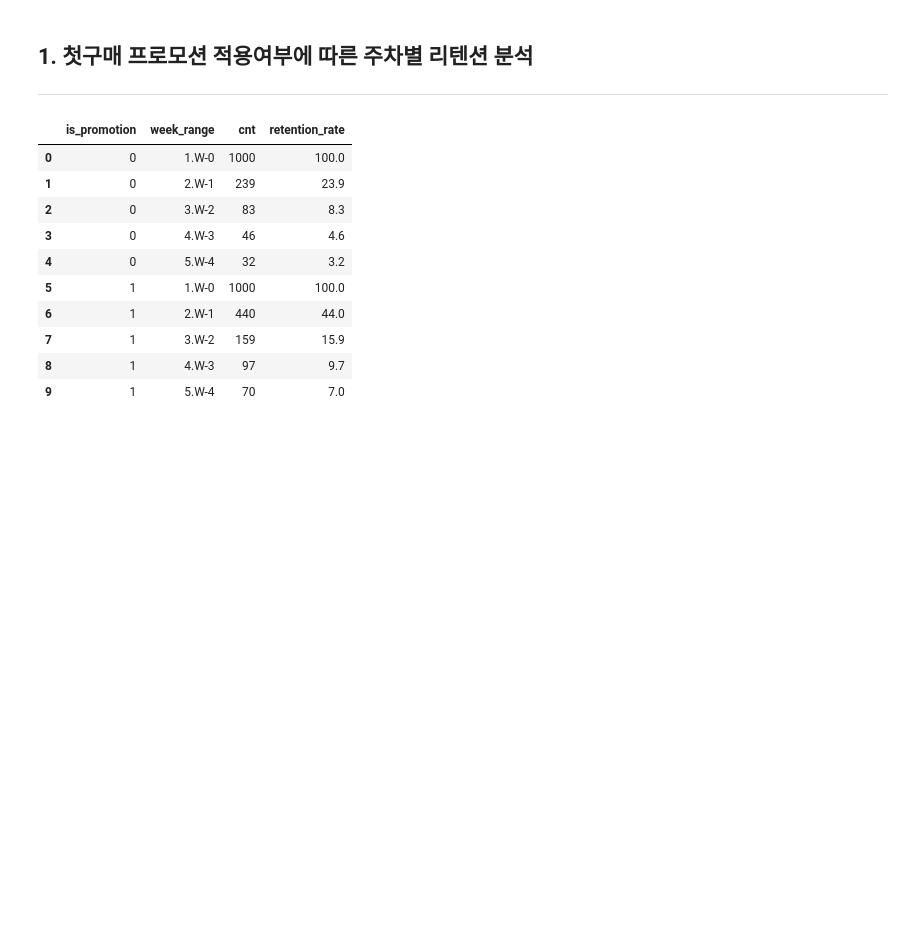
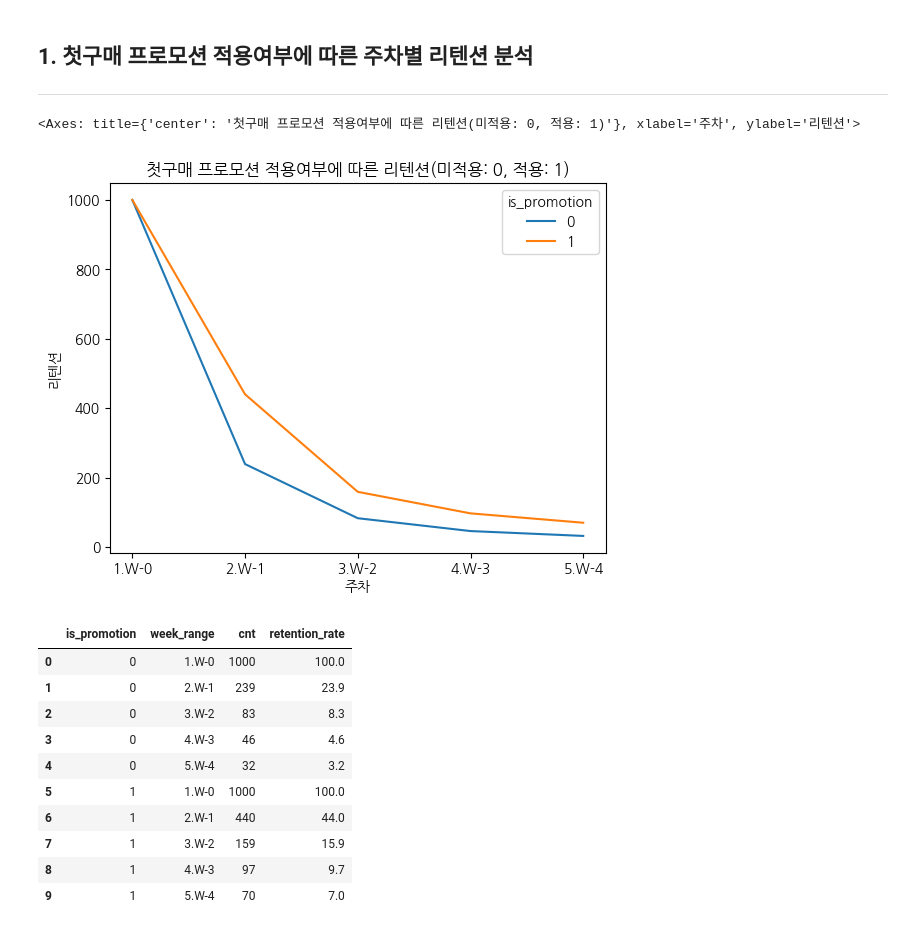
Before and after one commit to goodlucktokdy/data_analysis_portfolios, a Jupyter notebook: ecommerce_rfm_cohort_analysis/COHORT_ANALYSIS.ipynb, the cells around one changed output. Cells and saved outputs as stored; diff of their text form; code cells hidden in the pictures; blank space fills up the shorter version.

Commit message:
cohort_analysis

```diff
--- a/ecommerce_rfm_cohort_analysis/COHORT_ANALYSIS.ipynb
+++ b/ecommerce_rfm_cohort_analysis/COHORT_ANALYSIS.ipynb
@@ -31,3 +25,12 @@ fig
+# %%
+fig = sns.lineplot(cohort, x='week_range',y='cnt',hue='is_promotion')
+fig.set_title('첫구매 프로모션 적용여부에 따른 리텐션(미적용: 0, 적용: 1)')
+fig.set_xlabel('주차')
+fig.set_ylabel('리텐션')
+fig
+# %% [output]
+<Axes: title={'center': '첫구매 프로모션 적용여부에 따른 리텐션(미적용: 0, 적용: 1)'}, xlabel='주차', ylabel='리텐션'>
+[figure, added]
 # %%
 cohort['retention_rate'] = 100 * cohort['cnt'] / 1000
 cohort
```
Also changed, not shown: parts of 2 cells of this notebook, 1 other file.
